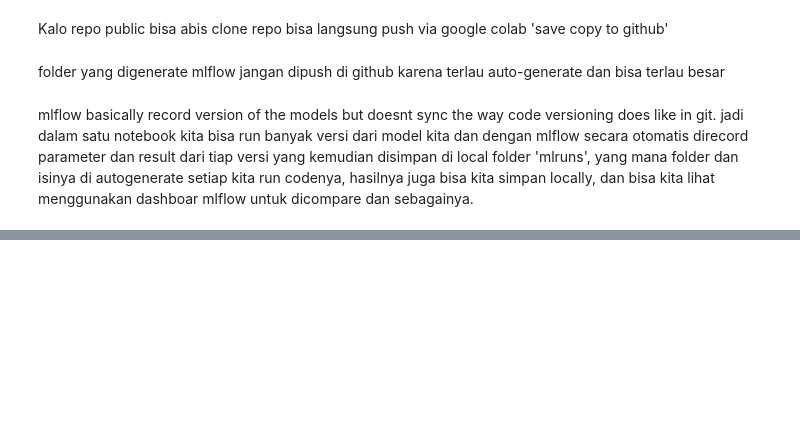
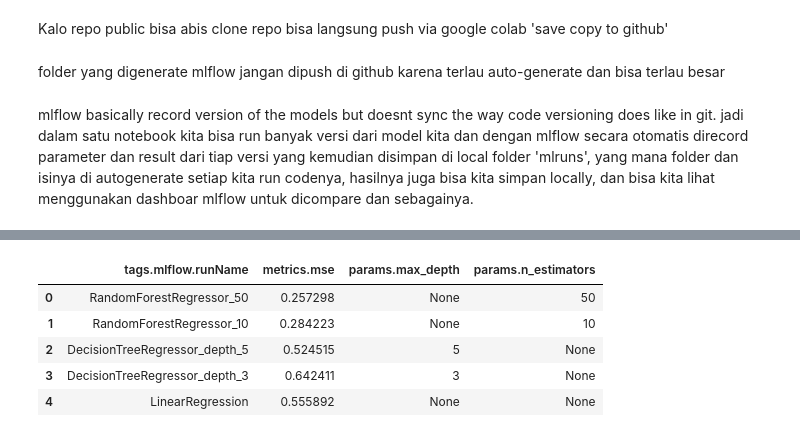
Before and after one commit to anjelisa01/test_colab, a Jupyter notebook: test1.ipynb, the cells around one changed output, grey strips where cells are left out. Saved outputs shown, nothing was run; the diff lists cells and outputs as text; code cells hidden in the pictures; blank space fills up the shorter version.

```diff
--- a/test1.ipynb
+++ b/test1.ipynb
@@ -68,0 +105,10 @@ Mean Squared Error: 0.5559
+# %%
+df = mlflow.search_runs()
+df[["tags.mlflow.runName", "metrics.mse", "params.max_depth", "params.n_estimators"]]
+# %% [output]
+|  | tags.mlflow.runName | metrics.mse | params.max_depth | params.n_estimators |
+| 0 | RandomForestRegressor_50 | 0.257298 | None | 50 |
+| 1 | RandomForestRegressor_10 | 0.284223 | None | 10 |
+| 2 | DecisionTreeRegressor_depth_5 | 0.524515 | 5 | None |
+| 3 | DecisionTreeRegressor_depth_3 | 0.642411 | 3 | None |
+| 4 | LinearRegression | 0.555892 | None | None |
```
Also changed, not shown: parts of 3 cells of this notebook.
